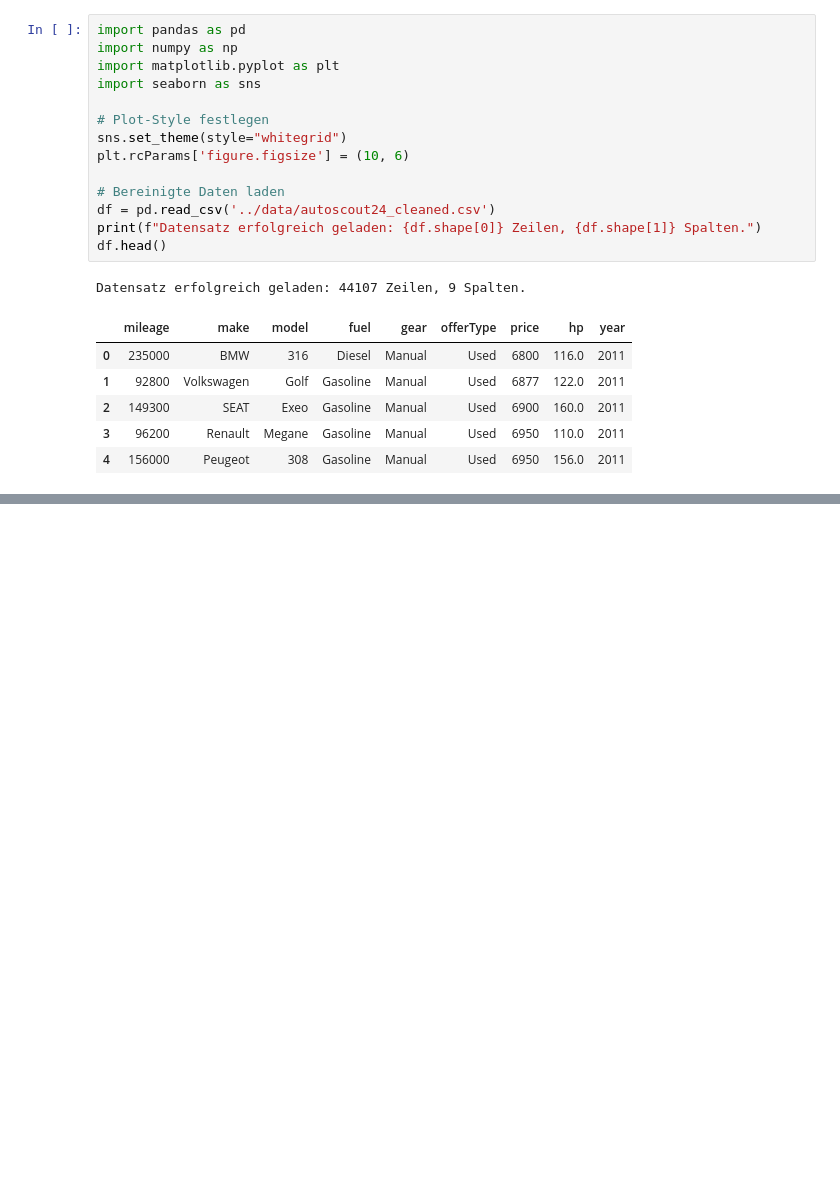
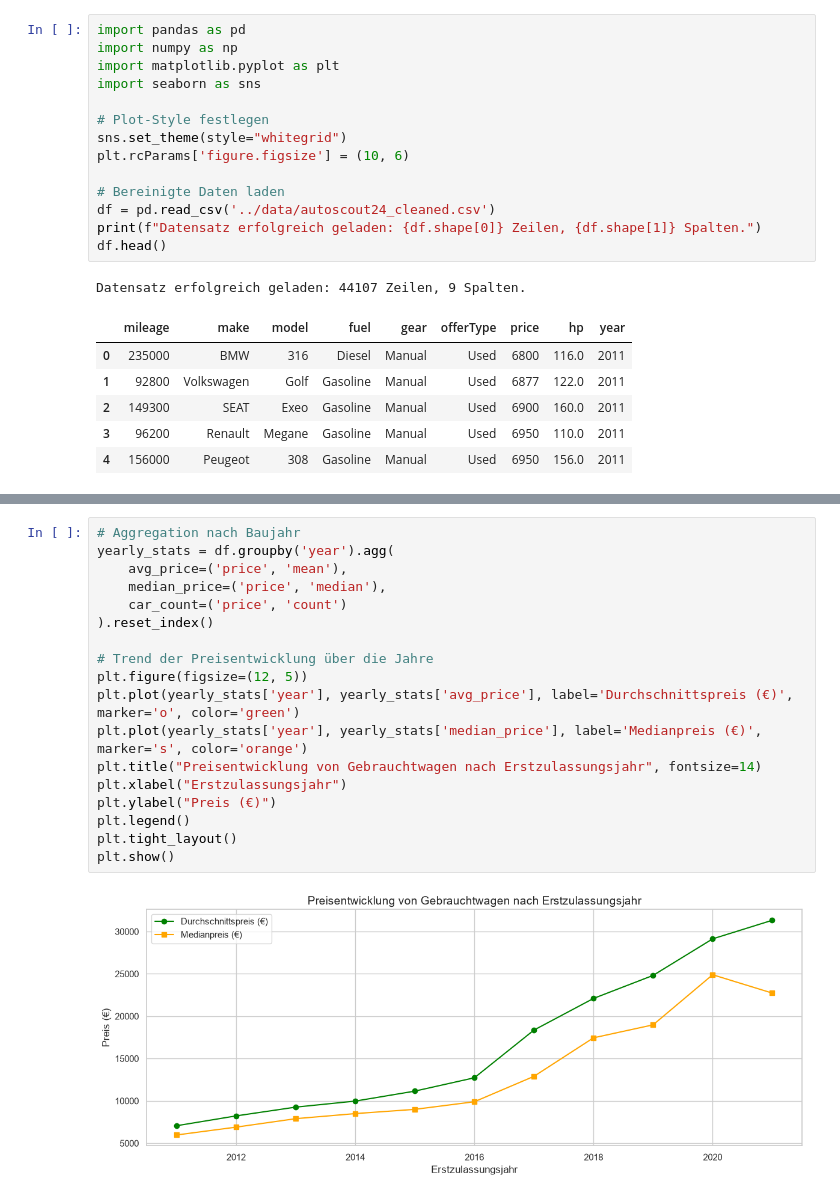
Before and after one commit to CNN4LIVE/autoscout24-market-analytics, a Jupyter notebook: notebooks/01_exploratory_data_analysis.ipynb, the cells around one changed output, grey strips where cells are left out. Drawn from its saved outputs; the diff is of its cells as text; blank space fills up the shorter version.

```diff
--- a/notebooks/01_exploratory_data_analysis.ipynb
+++ b/notebooks/01_exploratory_data_analysis.ipynb
@@ -22,0 +106,20 @@ Datensatz erfolgreich geladen: 44107 Zeilen, 9 Spalten.
+# %%
+# Aggregation nach Baujahr
+yearly_stats = df.groupby('year').agg(
+    avg_price=('price', 'mean'),
+    median_price=('price', 'median'),
+    car_count=('price', 'count')
+).reset_index()
+
+# Trend der Preisentwicklung über die Jahre
+plt.figure(figsize=(12, 5))
+plt.plot(yearly_stats['year'], yearly_stats['avg_price'], label='Durchschnittspreis (€)', marker='o', color='green')
+plt.plot(yearly_stats['year'], yearly_stats['median_price'], label='Medianpreis (€)', marker='s', color='orange')
+plt.title("Preisentwicklung von Gebrauchtwagen nach Erstzulassungsjahr", fontsize=14)
+plt.xlabel("Erstzulassungsjahr")
+plt.ylabel("Preis (€)")
+plt.legend()
+plt.tight_layout()
+plt.show()
+# %% [output]
+[figure, added]
```
Also changed, not shown: parts of 3 cells of this notebook, 1 other file.
